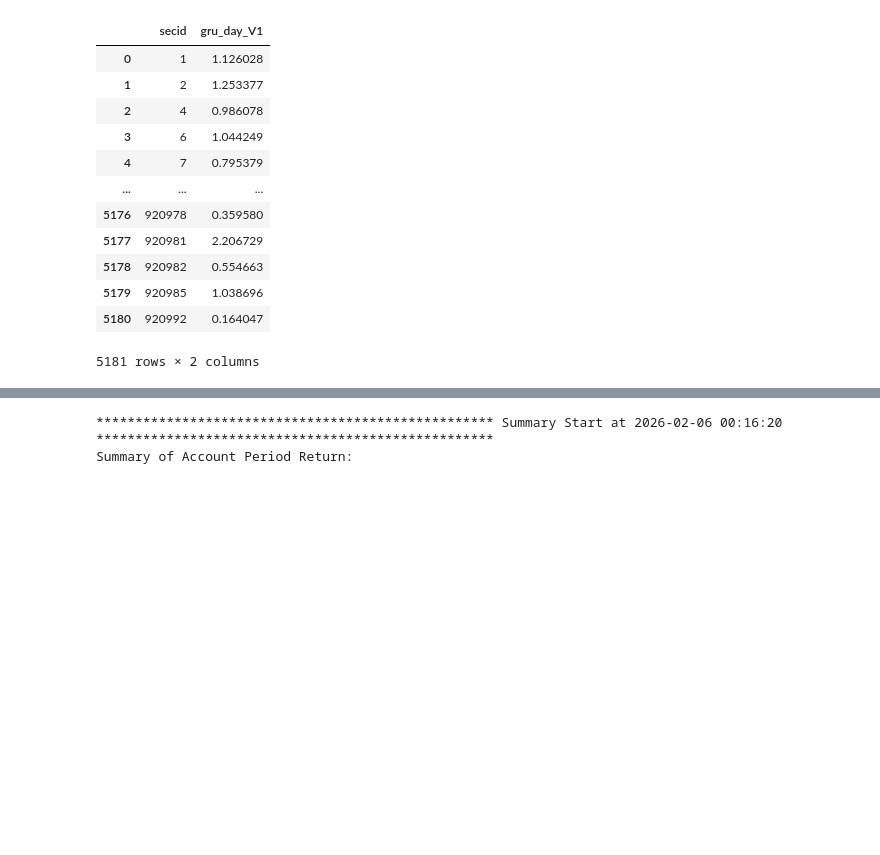
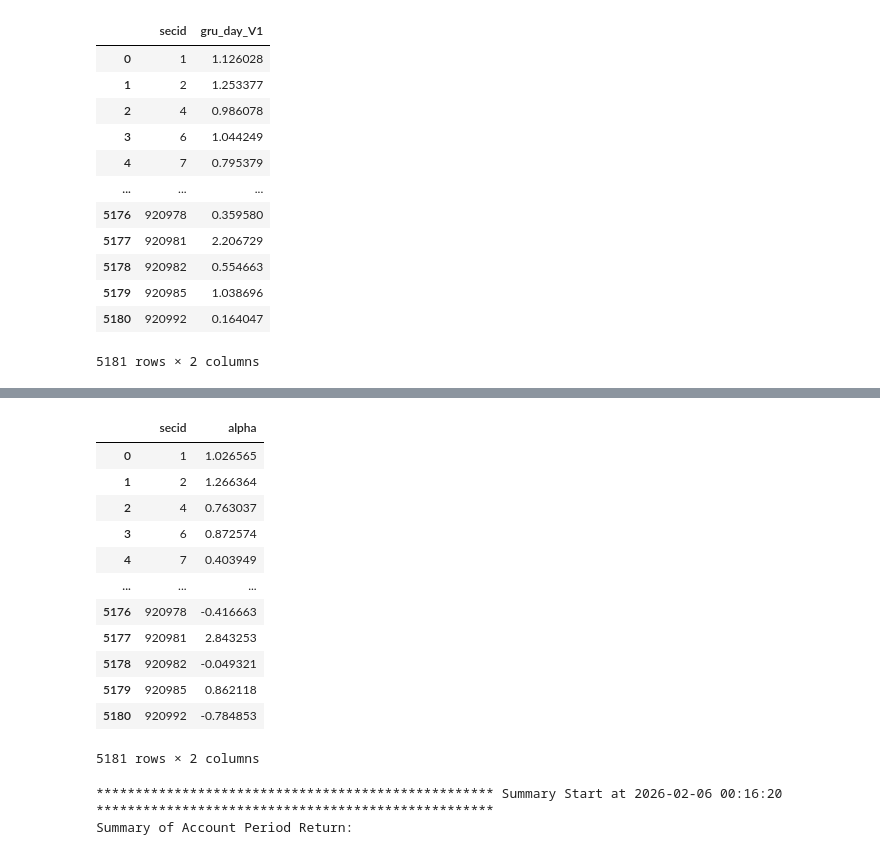
Before and after one commit to mengkjin/learndl, a Jupyter notebook: main.ipynb, the cells around one changed output, grey strips where cells are left out. Drawn from its saved outputs; the diff is of its cells as text; code cells hidden in the pictures; blank space fills up the shorter version.

```diff
--- a/main.ipynb
+++ b/main.ipynb
@@ -173,3 +64,22 @@ coverage is 0.03633148995996256
+# %%
+from src.res.factor.util.classes.alpha_model import CompositeAlpha
+alpha = CompositeAlpha('pred@gru_day_V1')
+af = alpha.get(20241231)
+af.item().to_dataframe()
+# %% [output]
+|  | secid | alpha |
+| 0 | 1 | 1.026565 |
+| 1 | 2 | 1.266364 |
+| 2 | 4 | 0.763037 |
+| 3 | 6 | 0.872574 |
+| 4 | 7 | 0.403949 |
+| ... | ... | ... |
+| 5176 | 920978 | -0.416663 |
+| 5177 | 920981 | 2.843253 |
+| 5178 | 920982 | -0.049321 |
+| 5179 | 920985 | 0.862118 |
+| 5180 | 920992 | -0.784853 |
+5181 rows × 2 columns
 # %%
 from src.api.summary import SummaryAPI
 SummaryAPI.update()
```
Also changed, not shown: parts of 10 cells of this notebook, 2 other files.
